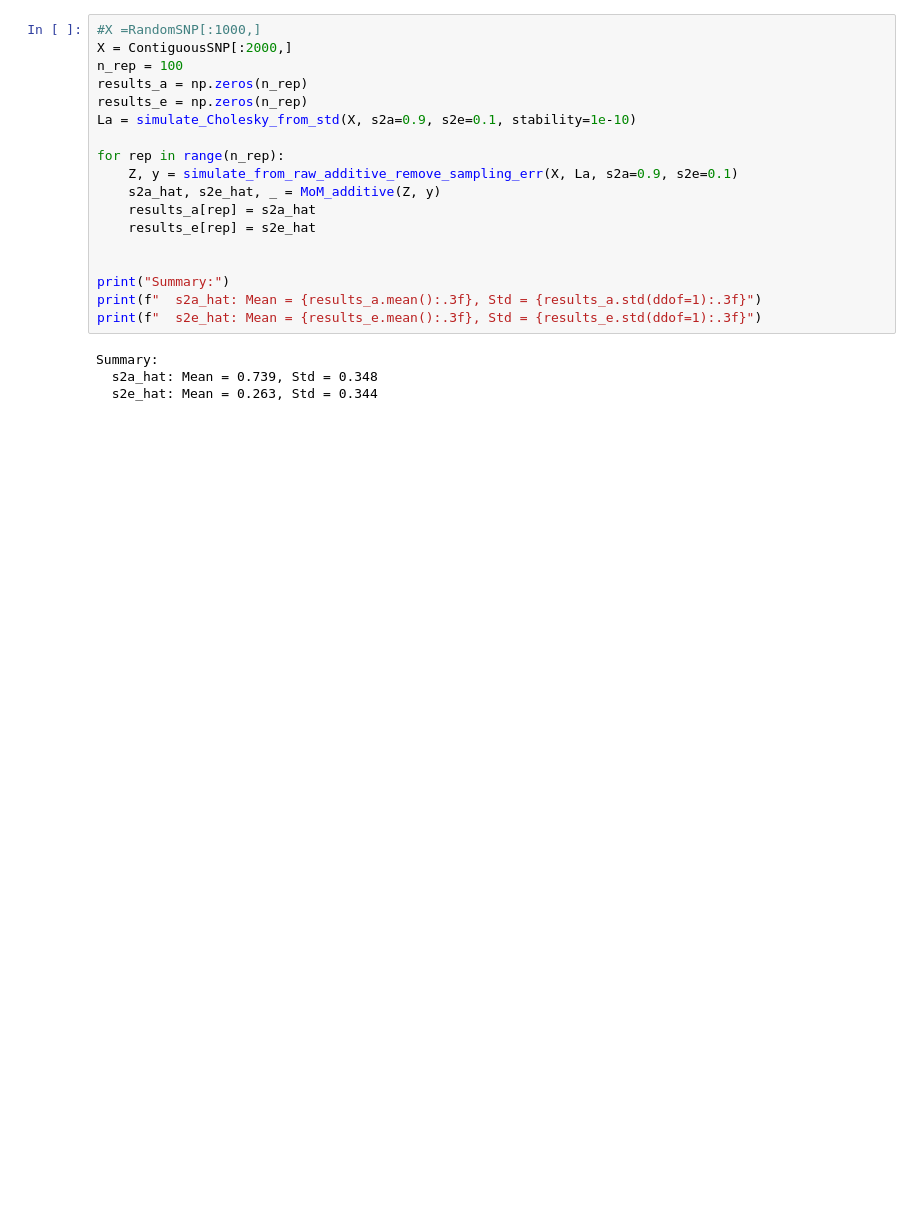
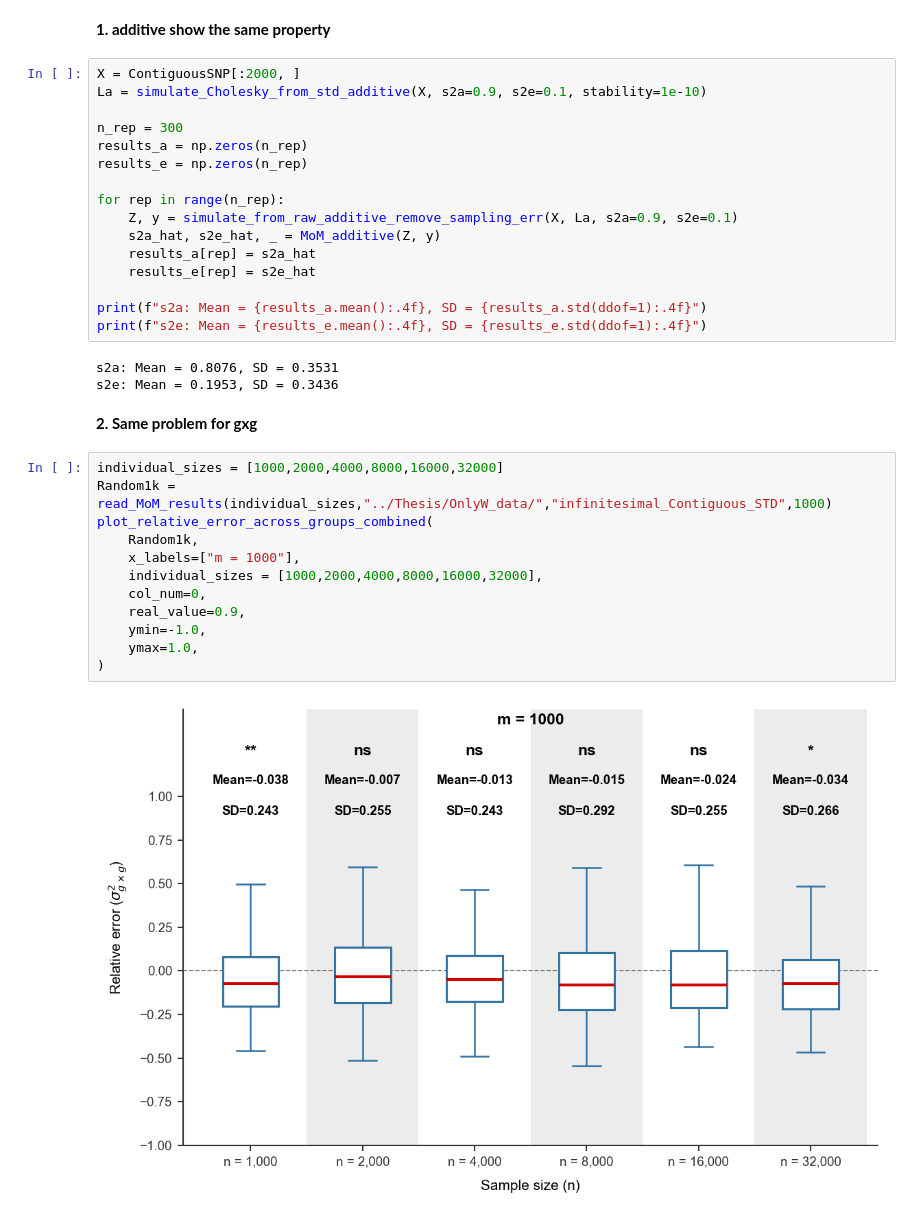
Before and after one commit to border-lab/Full-gene-level-GxG-Estimation, a Jupyter notebook: test_data/test.ipynb, the cells around one changed output. Drawn from its saved outputs; the diff is of its cells as text; blank space fills up the shorter version.

```diff
--- a/test_data/test.ipynb
+++ b/test_data/test.ipynb
@@ -136,10 +564,12 @@ def MoM_additive_exact(Z, y):
+# %% [markdown]
+**1. additive show the same property**
 # %%
-#X =RandomSNP[:1000,]
-X = ContiguousSNP[:2000,]
-n_rep = 100
+X = ContiguousSNP[:2000, ]
+La = simulate_Cholesky_from_std_additive(X, s2a=0.9, s2e=0.1, stability=1e-10)
+
+n_rep = 300
 results_a = np.zeros(n_rep)
 results_e = np.zeros(n_rep)
-La = simulate_Cholesky_from_std(X, s2a=0.9, s2e=0.1, stability=1e-10)
 
 for rep in range(n_rep):
     Z, y = simulate_from_raw_additive_remove_sampling_err(X, La, s2a=0.9, s2e=0.1)
@@ -147,11 +577,24 @@ for rep in range(n_rep):
     results_a[rep] = s2a_hat
     results_e[rep] = s2e_hat
 
-
-print("Summary:")
-print(f"  s2a_hat: Mean = {results_a.mean():.3f}, Std = {results_a.std(ddof=1):.3f}")
-print(f"  s2e_hat: Mean = {results_e.mean():.3f}, Std = {results_e.std(ddof=1):.3f}")
+print(f"s2a: Mean = {results_a.mean():.4f}, SD = {results_a.std(ddof=1):.4f}")
+print(f"s2e: Mean = {results_e.mean():.4f}, SD = {results_e.std(ddof=1):.4f}")
 # %% [output]
-Summary:
-  s2a_hat: Mean = 0.739, Std = 0.348
-  s2e_hat: Mean = 0.263, Std = 0.344
+s2a: Mean = 0.8076, SD = 0.3531
+s2e: Mean = 0.1953, SD = 0.3436
+# %% [markdown]
+**2. Same problem for gxg**
+# %%
+individual_sizes = [1000,2000,4000,8000,16000,32000]
+Random1k = read_MoM_results(individual_sizes,"../Thesis/OnlyW_data/","infinitesimal_Contiguous_STD",1000)
+plot_relative_error_across_groups_combined(
+    Random1k,
+    x_labels=["m = 1000"],
+    individual_sizes = [1000,2000,4000,8000,16000,32000],
+    col_num=0,
+    real_value=0.9,
+    ymin=-1.0,
+    ymax=1.0,
+)
+# %% [output]
+[figure, added]
```
Also changed, not shown: parts of 13 cells of this notebook, 8 other files.
